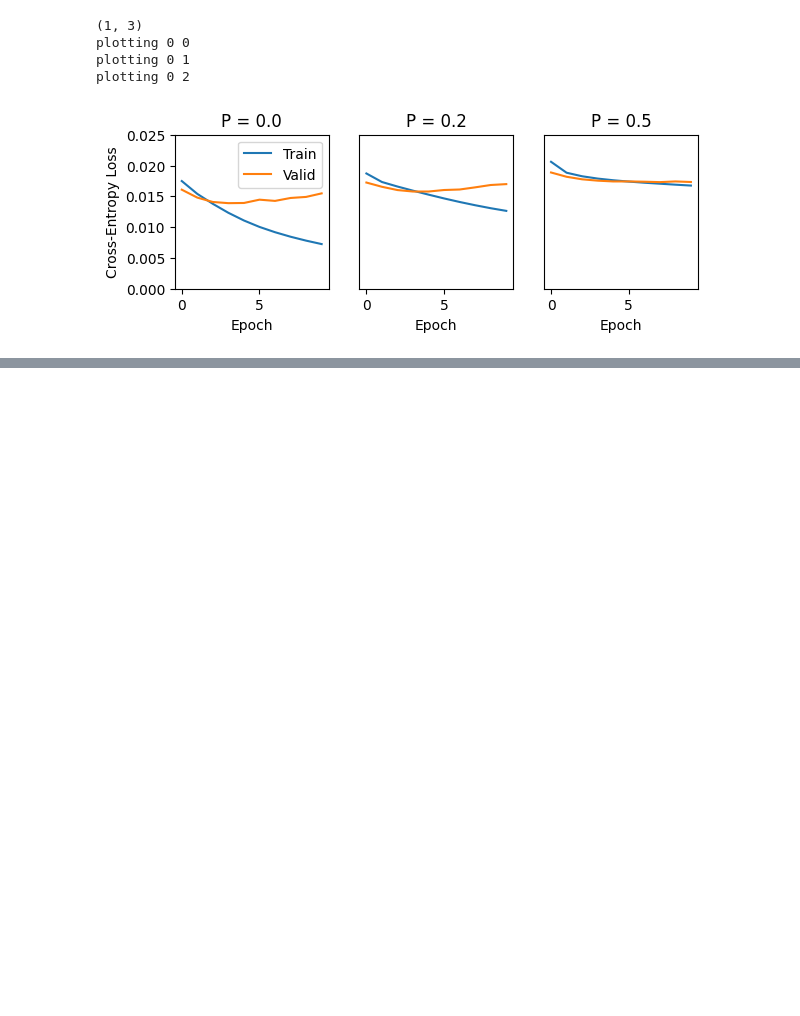
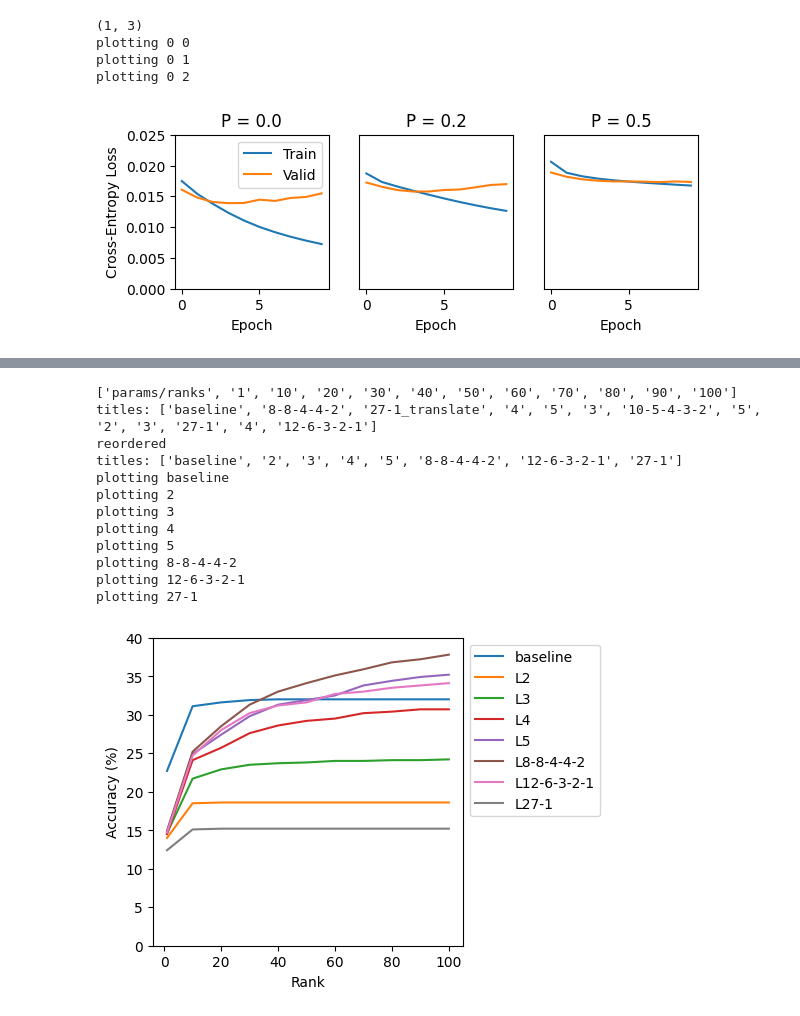
Before and after one commit to mike10004/csgy6953-fp1, a Jupyter notebook: dlfp/nb/figures.ipynb, the cells around one changed output, grey strips where cells are left out. Drawn from its saved outputs; the diff is of its cells as text; code cells hidden in the pictures; blank space fills up the shorter version.

```diff
--- a/dlfp/nb/figures.ipynb
+++ b/dlfp/nb/figures.ipynb
@@ -171,0 +253,26 @@ plotting 0 2
+# %%
+
+
+def plot_onemark_acc():
+    CHARMARK_BASELINE_FILE = get_repo_root() / "evaluations/cs-attempts-charmark-valid_r654_s1000-20240513-1402.csv"
+    CHARMARK_ACCURACY_FILE = CHARMARK_COLLATED_DIR / "1-charmark-default-accuracy.csv"
+    lines = parse_files(CHARMARK_ACCURACY_FILE, CHARMARK_BASELINE_FILE)
+    plot_lines(None, lines, titles=[
+        "baseline", "2", "3", "4", "5", "8-8-4-4-2", "12-6-3-2-1", "27-1",
+    ], ylim=(0, 40))
+
+plot_onemark_acc()
+# %% [output]
+['params/ranks', '1', '10', '20', '30', '40', '50', '60', '70', '80', '90', '100']
+titles: ['baseline', '8-8-4-4-2', '27-1_translate', '4', '5', '3', '10-5-4-3-2', '5', '2', '3', '27-1', '4', '12-6-3-2-1']
+reordered
+titles: ['baseline', '2', '3', '4', '5', '8-8-4-4-2', '12-6-3-2-1', '27-1']
+plotting baseline
+plotting 2
+plotting 3
+plotting 4
+plotting 5
+plotting 8-8-4-4-2
+plotting 12-6-3-2-1
+plotting 27-1
+[figure, added]
```
Also changed, not shown: parts of 2 cells of this notebook, 4 other files.
